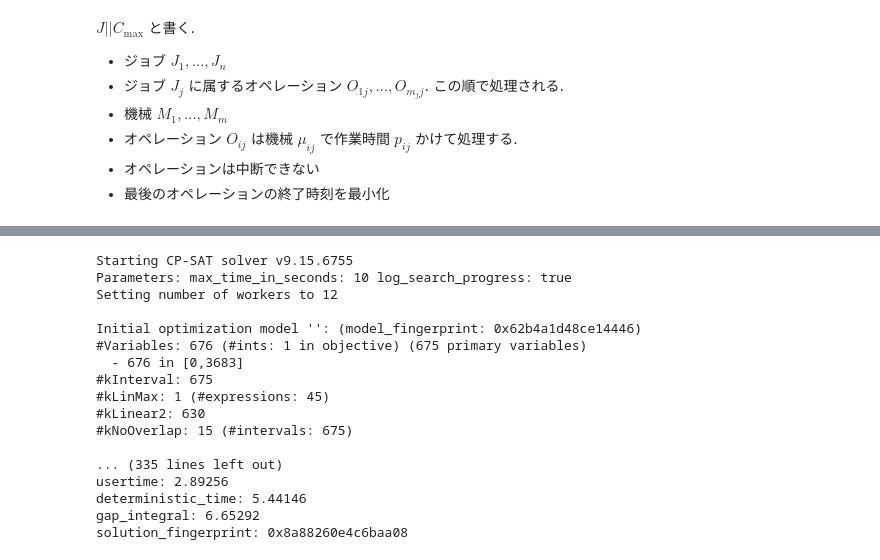
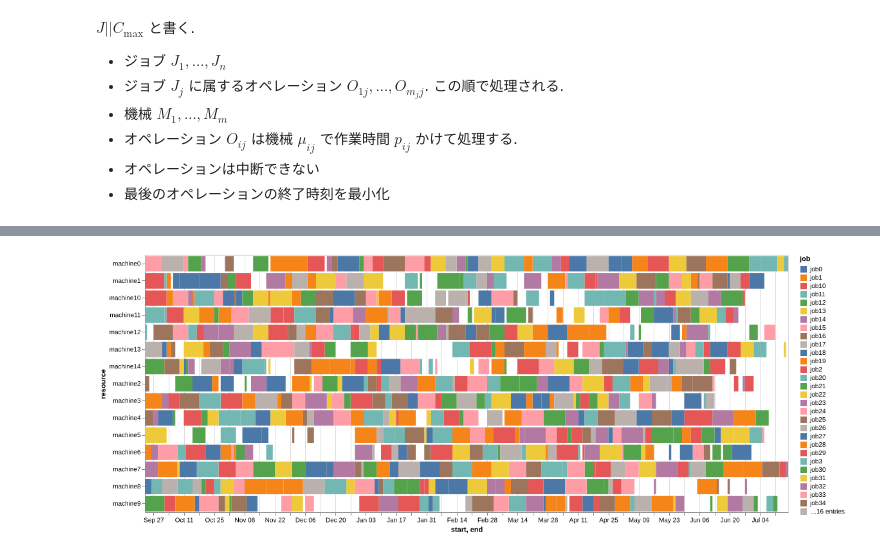
Before and after one commit to espeon011/opt100, a Jupyter notebook: notebooks/78_jssp/__marimo__/jobshop.ipynb, the cells around one changed output, grey strips where cells are left out. Cells and saved outputs as stored; diff of their text form; code cells hidden in the pictures.

```diff
--- a/notebooks/78_jssp/__marimo__/jobshop.ipynb
+++ b/notebooks/78_jssp/__marimo__/jobshop.ipynb
@@ -346,21 +365,4 @@ pprint(jobs2)
 # %%
-model2_cpsat = ModelCpSat(jobs2)
-model2_cpsat.solve()
+plot_altair(model2_amplify.to_df())
 # %% [output]
-Starting CP-SAT solver v9.15.6755
-Parameters: max_time_in_seconds: 10 log_search_progress: true
-Setting number of workers to 12
-
-Initial optimization model '': (model_fingerprint: 0x62b4a1d48ce14446)
-#Variables: 676 (#ints: 1 in objective) (675 primary variables)
-  - 676 in [0,3683]
-#kInterval: 675
-#kLinMax: 1 (#expressions: 45)
-#kLinear2: 630
-#kNoOverlap: 15 (#intervals: 675)
-
-... (335 lines left out)
-usertime: 2.89256
-deterministic_time: 5.44146
-gap_integral: 6.65292
-solution_fingerprint: 0x8a88260e4c6baa08
+[figure, added]
```
Also changed, not shown: parts of 71 cells of this notebook, 9 other files.
